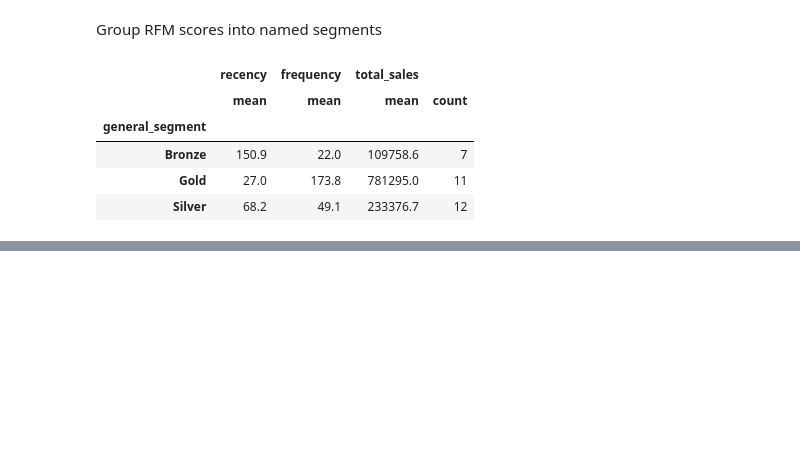
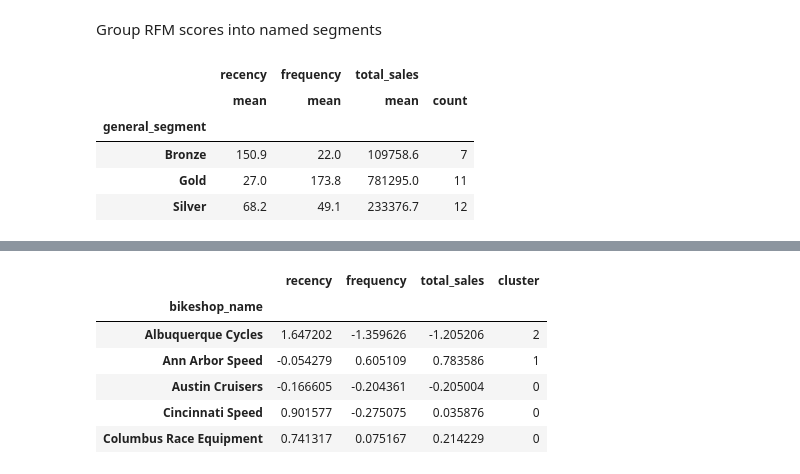
Before and after one commit to taggartpatrick/basic_analytics, a Jupyter notebook: Bike_Sales_Customer_segmentation.ipynb, the cells around one changed output, grey strips where cells are left out. Saved outputs shown, nothing was run; the diff lists cells and outputs as text; code cells hidden in the pictures; blank space fills up the shorter version.

```diff
--- a/Bike_Sales_Customer_segmentation.ipynb
+++ b/Bike_Sales_Customer_segmentation.ipynb
@@ -435,0 +467,18 @@ customer_RFM_tbl.head()
+# %%
+# Create empty array
+sse = {}
+
+# Loop clustering algorithm over k to get sse values for every value of k
+for k in range (1,11):
+    kmeans = KMeans(n_clusters = k, random_state=1)
+    kmeans.fit(customer_RFM_normalized)
+    sse[k] = kmeans.inertia_ # sum of squared distances to closest cluster center
+
+# Plot SSE for every K
+source = pd.DataFrame({'sse':sse}).reset_index().rename(columns = {'index' : 'k'})
+
+alt.Chart(source).mark_line().encode(
+    x='k',
+    y='sse',
+    tooltip = ['k','sse']
+)
@@ -435,0 +501,10 @@ customer_RFM_tbl.head()
+# %%
+customer_RFM_k_norm_tbl.head()
+# %% [output]
+|  | recency | frequency | total_sales | cluster |
+| bikeshop_name |  |  |  |  |
+| Albuquerque Cycles | 1.647202 | -1.359626 | -1.205206 | 2 |
+| Ann Arbor Speed | -0.054279 | 0.605109 | 0.783586 | 1 |
+| Austin Cruisers | -0.166605 | -0.204361 | -0.205004 | 0 |
+| Cincinnati Speed | 0.901577 | -0.275075 | 0.035876 | 0 |
+| Columbus Race Equipment | 0.741317 | 0.075167 | 0.214229 | 0 |
```
Also changed, not shown: parts of 35 cells of this notebook.
